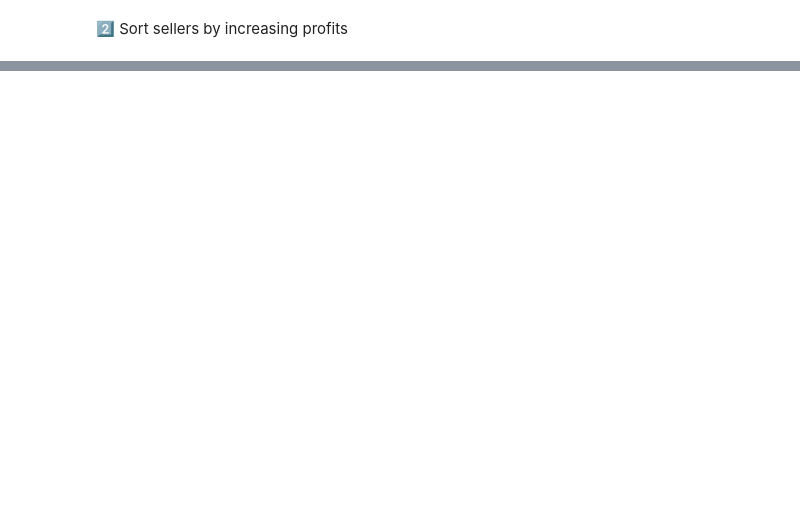
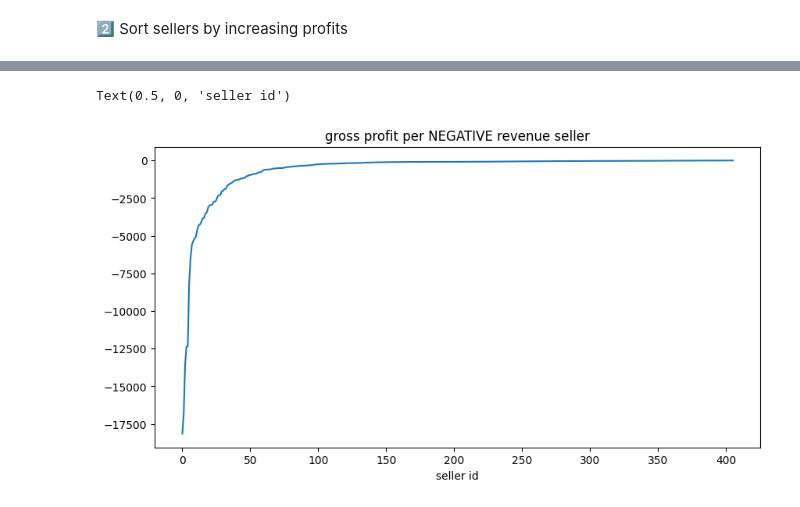
Before and after one commit to carinarms/data-recap_ceo_request, a Jupyter notebook: OLIST-Challenge.ipynb, the cells around one changed output, grey strips where cells are left out. Saved outputs shown, nothing was run; the diff lists cells and outputs as text; code cells hidden in the pictures; blank space fills up the shorter version.

```diff
--- a/OLIST-Challenge.ipynb
+++ b/OLIST-Challenge.ipynb
@@ -227,0 +298,5 @@ KeyError: 'profits'
+# %%
+# Focusing on negative sellers
+
+neg_seller = sorted_sellers[sorted_sellers['profits'] < 0]
+neg_seller
@@ -227,0 +346,8 @@ KeyError: 'profits'
+# %%
+plt.figure(figsize=(10, 5))
+neg_seller.profits.plot()
+plt.title('gross profit per NEGATIVE revenue seller')
+plt.xlabel('seller id')
+# %% [output]
+Text(0.5, 0, 'seller id')
+[figure, added]
```
Also changed, not shown: parts of 31 cells of this notebook.
